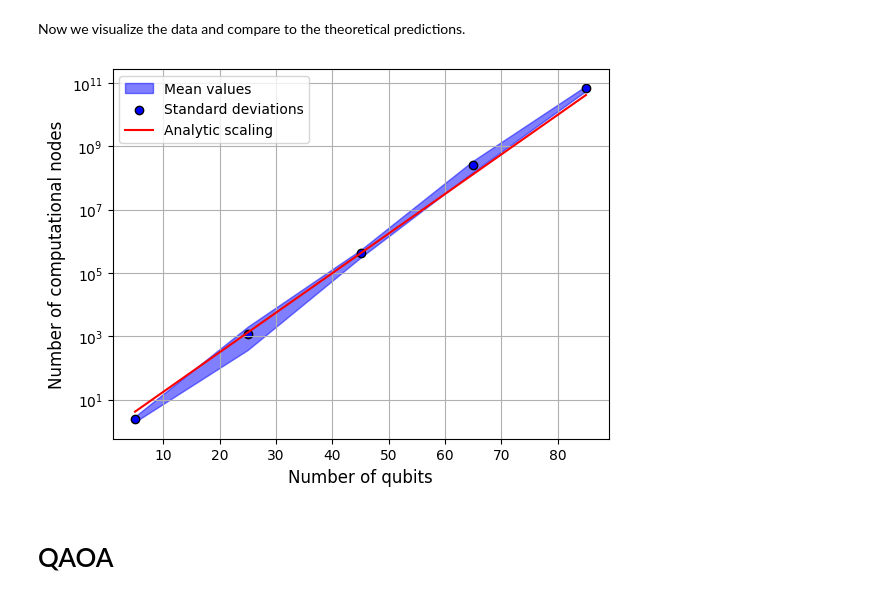
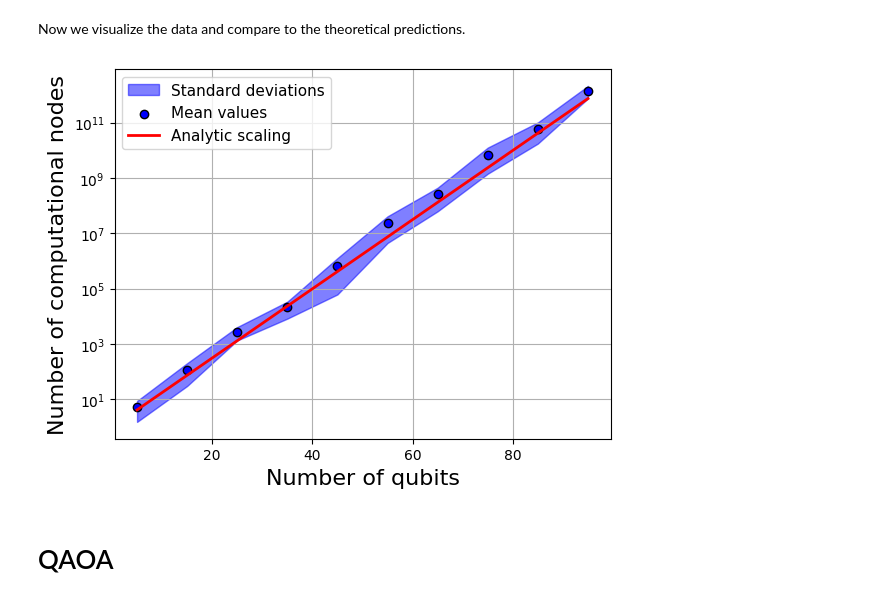
Before and after one commit to idnm/FourierVQA, a Jupyter notebook: experiments.ipynb, the cells around one changed output. Saved outputs shown, nothing was run; the diff lists cells and outputs as text; code cells hidden in the pictures.

```diff
--- a/experiments.ipynb
+++ b/experiments.ipynb
@@ -49,6 +22,0 @@ def fourier_level_contribution(x, level, fourier_computation):
-# %%
-num_qubits = 5
-num_paulis = 30
-
-fourier_computation = FourierComputation.random(num_qubits, num_paulis, seed=0)
-fourier_computation.run()
@@ -118,17 +22,0 @@ def all_monomial_arrays(all_parameters, num_parameters, order):
-# %%
-num_qubits = 20
-degree = 3
-level = 3
-
-
-graph = nx.random_regular_graph(degree, num_qubits, seed=41)
-qaoa = QAOA(graph, level)
-
-qc = qaoa.circuit()
-observables = qaoa.observables()
-
-pauli_circuit = PauliCircuit.from_parameterized_circuit(qc)
-
-print(f'num paulis {pauli_circuit.num_paulis}')
-fourier_computation = FourierComputation(pauli_circuit, observables[2])
-fourier_computation.run()
@@ -161,7 +29,7 @@ We now collect statistics on the distribution of terms in the dressed Hamiltonia
 # %%
 num_qubits = 30
 num_paulis = 25
-num_samples = 100
+num_samples = 20
 
 np.random.seed(42)
 seeds = np.random.randint(0, 2**32, num_samples)
@@ -228,11 +97,11 @@ Now let us look at how the complexity of the algorithm scales. For this, we use
 # %%
 np.random.seed(0)
 
-num_samples_monte_carlo = 10**4
-num_sample_circuits = 2
+num_samples_monte_carlo = 10**3
+num_sample_circuits = 5
 
 max_num_qubits = 100
-step_size = 20
+step_size = 10
 qubits = list(range(5, max_num_qubits+1, step_size))
 num_computational_nodes = np.zeros((num_sample_circuits, len(qubits)))
 
@@ -251,18 +120,18 @@ Now we visualize the data and compare to the theoretical predictions.
 # %%
 node_means = np.mean(num_computational_nodes, axis=0)
 node_variance = np.std(num_computational_nodes, axis=0)
 
-plt.fill_between(qubits, node_means+node_variance, node_means-node_variance, color='blue', alpha=0.5, label='Mean values')
-plt.scatter(qubits, node_means, color='blue', edgecolors='black', label='Standard deviations')
-plt.plot(qubits, (1.5)**(np.array(qubits)*(1/np.log2(3/2)-1)), color='red', label='Analytic scaling')
-plt.xlabel('Number of qubits', fontsize=12)
-plt.ylabel('Number of computational nodes', fontsize=12)
+plt.fill_between(qubits, node_means+node_variance, node_means-node_variance, color='blue', alpha=0.5, label='Standard deviations')
+plt.scatter(qubits, node_means, color='blue', edgecolors='black', label='Mean values')
+plt.plot(qubits, (1.5)**(np.array(qubits)*(1/np.log2(3/2)-1)), color='red', linewidth=2, label='Analytic scaling')
+plt.xlabel('Number of qubits', fontsize=16)
+plt.ylabel('Number of computational nodes', fontsize=16)
 plt.grid()
-plt.legend()
+plt.legend(fontsize=11)
 plt.yscale('log')
 plt.savefig('tex/figures/random_mc.png')
 # %% [output]
-[figure, old version]
+[figure, new version]
 # %% [markdown]
 # QAOA
 # %% [markdown]
```
Also changed, not shown: parts of 29 cells of this notebook, 3 other files.
